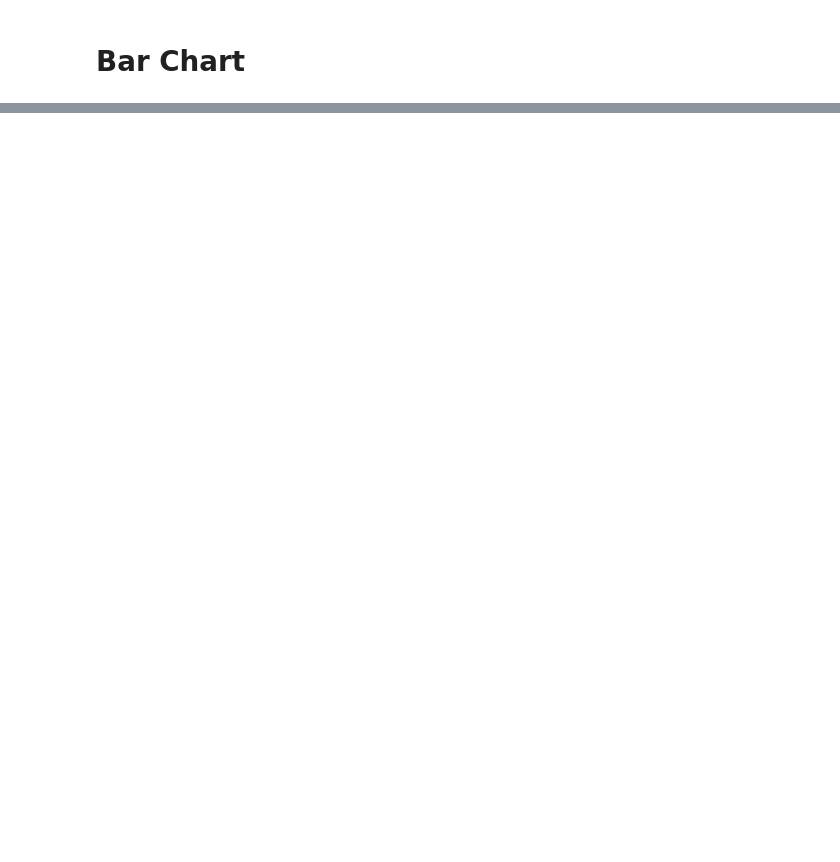
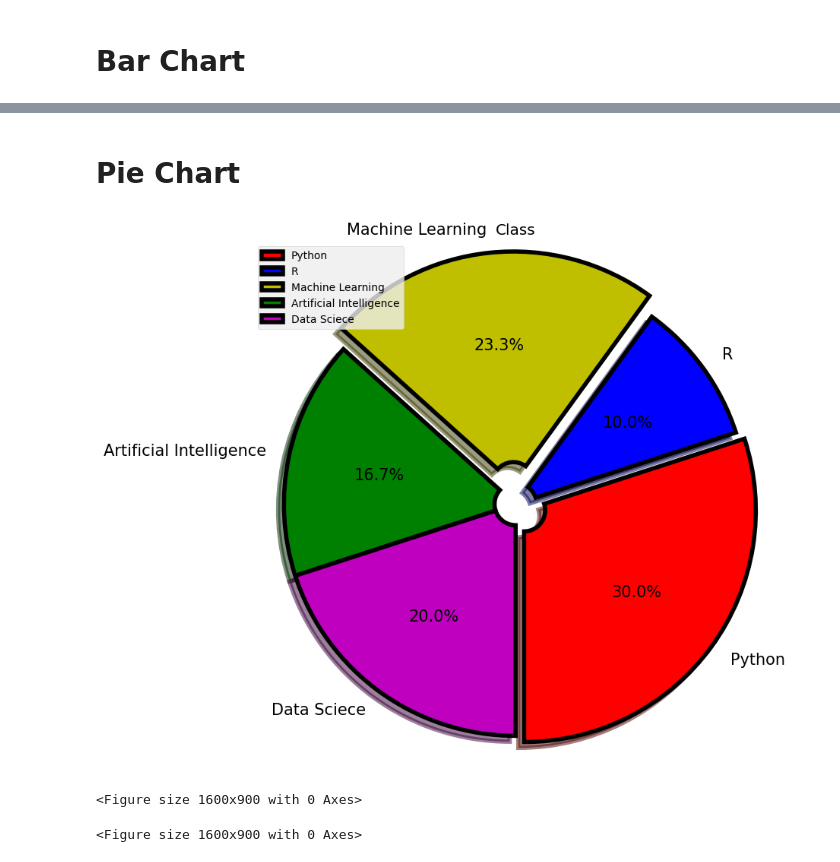
Before and after one commit to Rayal-Khatri/Data_Visualization, a Jupyter notebook: Matplotlib/Matplotlib.ipynb, the cells around one changed output, grey strips where cells are left out. Saved outputs shown, nothing was run; the diff lists cells and outputs as text; code cells hidden in the pictures; blank space fills up the shorter version.

```diff
--- a/Matplotlib/Matplotlib.ipynb
+++ b/Matplotlib/Matplotlib.ipynb
@@ -170,0 +207,38 @@ Text(0, 0.5, 'Students')
+# %% [markdown]
+# Pie Chart
+# %%
+classes = ["Python", 'R', 'Machine Learning', 'Artificial Intelligence', 'Data Sciece']
+class1_students = [45, 15, 35, 25, 30]
+plt.figure(figsize=(16,9))
+textprops = {"fontsize" : 15}
+wedgeprops = {"linewidth": 4, "width": 1, "edgecolor":'k'}
+plt.title("Class")
+plt.pie(
+            class1_students,
+            labels=classes,
+            explode=[.05,0,0.1,0,0],
+            colors=['r','b','y','g','m'],
+            autopct=  '%0.1f%%',            # to show the percentage
+            pctdistance= .6,
+            # labeldistance= 1.4,       # to set up a label distance
+            # counterclock= True,
+            shadow= True,
+            radius=1.1,
+            startangle=270,             # decide at what angle the pie chart starts
+            textprops= textprops,
+            wedgeprops= wedgeprops,
+            # center=(2,3),               #decide the position of pie chart
+            # frame=True,
+            # rotatelabels=True
+        )
+plt.legend(loc= 2)
+plt.show()
+# %% [output]
+[figure, added]
+# %%
+plt.figure(figsize=(16,9))
+
+labels = np.ones(20)
+# %% [output]
+<Figure size 1600x900 with 0 Axes>
+<Figure size 1600x900 with 0 Axes>
```
Also changed, not shown: parts of 9 cells of this notebook, 1 other file.
